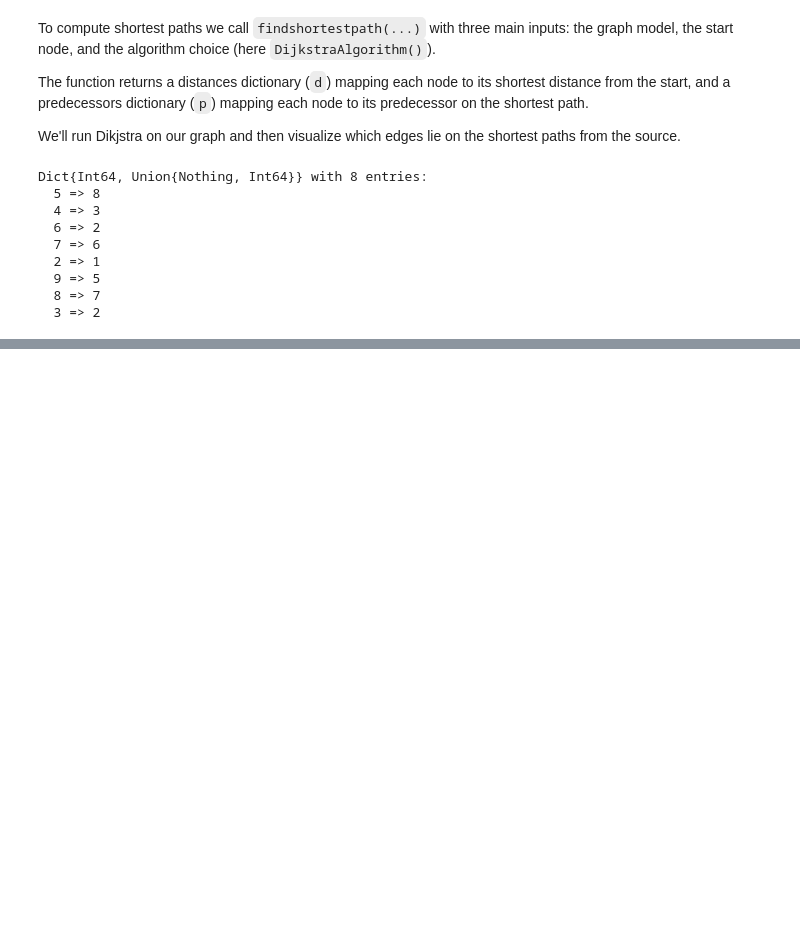
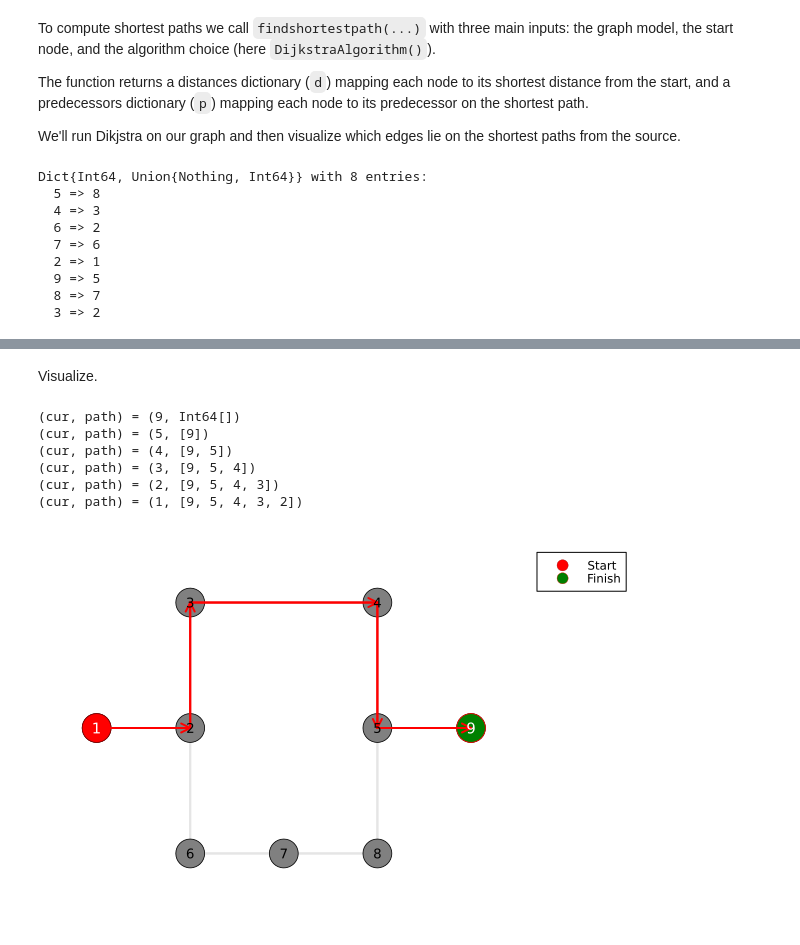
Before and after one commit to varnerlab/CHEME-140-eCornell-Repository, a Jupyter notebook: courses/CHEME-143/module-3/CHEME-143-M3-Dijkstra-FunWithShortestPath-Ungraded-Codio-Activity.ipynb, the cells around one changed output, grey strips where cells are left out. Saved outputs shown, nothing was run; the diff lists cells and outputs as text; code cells hidden in the pictures; blank space fills up the shorter version.

```diff
--- a/courses/CHEME-143/module-3/CHEME-143-M3-Dijkstra-FunWithShortestPath-Ungraded-Codio-Activity.ipynb
+++ b/courses/CHEME-143/module-3/CHEME-143-M3-Dijkstra-FunWithShortestPath-Ungraded-Codio-Activity.ipynb
@@ -292,0 +360,2 @@ end
+# %%
+discounted_graphmodel = deepcopy(directedgraphmodel); # make a copy of the original graph model
@@ -292,0 +410,11 @@ end
+# %%
+(d₁,p₁) = let
+
+    # initialize -
+    startnode = discounted_graphmodel.nodes[1];
+
+    # run the Dijkstra Algorithm algorithm -
+    (d,p) = findshortestpath(discounted_graphmodel, startnode, algorithm = DijkstraAlgorithm());
+
+    (d,p) # return
+end;
@@ -292,0 +439,63 @@ end
+# %% [markdown]
+Visualize.
+# %%
+let
+
+    # initialize -
+    base_graphmodel = discounted_graphmodel;
+    source_node = 1
+    target_node = 9
+    shortest_path_nodes = reconstruct_path(p₁,  target_node); # reconstruct the path to the project completion node (9)
+
+    q = plot();
+    for (k,v) ∈ base_graphmodel.edgesinverse
+
+        # now, get the source,target node index for this edge
+        s = v[1];
+        t = v[2];
+        plot!([node_coordinates[s,1], node_coordinates[t,1]],[node_coordinates[s,2], node_coordinates[t,2]], arrow=true, color=:gray90, lw=2, label="")
+    end
+    scatter!(node_coordinates[:,1], node_coordinates[:,2], axis=nothing, border=:none, label="", c=:gray, ms=16)
+
+
+    scatter!([node_coordinates[source_node,1]], [node_coordinates[source_node,2]],
+             c=:red, ms=16, markerstroke=2, markerstrokecolor=:darkred,
+             label="Start")
+
+    scatter!([node_coordinates[target_node,1]], [node_coordinates[target_node,2]],
+             c=:green, ms=16, markerstroke=2, markerstrokecolor=:red,
+             label="Finish")
+
+    # plot path -
+    for i in 1:length(shortest_path_nodes)-1
+        s = shortest_path_nodes[i]
+        t = shortest_path_nodes[i+1]
+        plot!([node_coordinates[s,1], node_coordinates[t,1]],[node_coordinates[s,2], node_coordinates[t,2]], arrow=true, color=:red, lw=2, label="")
+    end
+
+    n_nodes = size(node_coordinates, 1)
+    for i in 1:n_nodes
+        x = node_coordinates[i,1]
+        y = node_coordinates[i,2]
+        if i == source_node || i == target_node
+            # white text for the red source node
+            annotate!(x, y, text(string(i), 10, :white))
+        else
+            # black text for other nodes
+            annotate!(x, y, text(string(i), 9, :black))
+        end
+    end
+
+    plot!(axis=nothing, border=:none, legend=:outertopright, legendfontsize=8,
+          background_color=:white, xlim=(9.5, 14.5), ylim=(8.5, 11.5))
+
+    current()
+end
+# %% [output]
+(cur, path) = (9, Int64[])
+(cur, path) = (5, [9])
+(cur, path) = (4, [9, 5])
+(cur, path) = (3, [9, 5, 4])
+(cur, path) = (2, [9, 5, 4, 3])
+(cur, path) = (1, [9, 5, 4, 3, 2])
+[figure, added]
```
Also changed, not shown: parts of 18 cells of this notebook, 1 other file.
